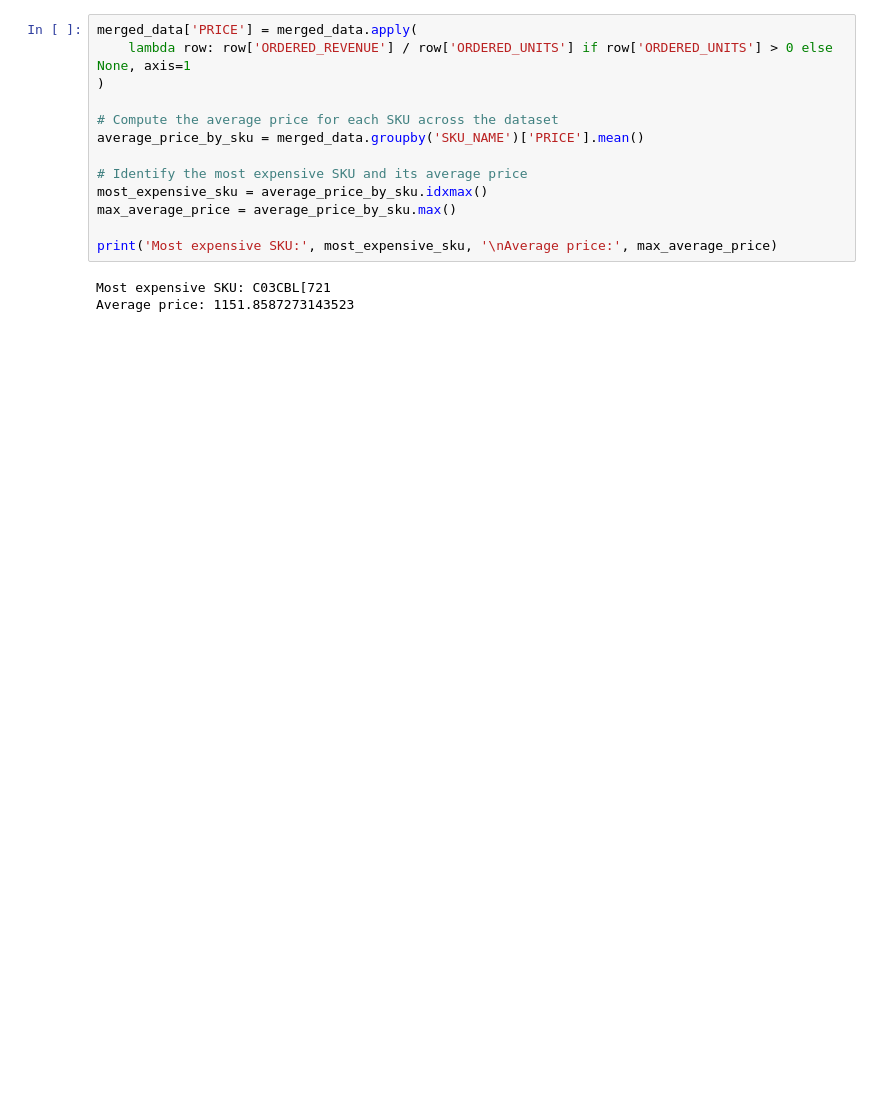
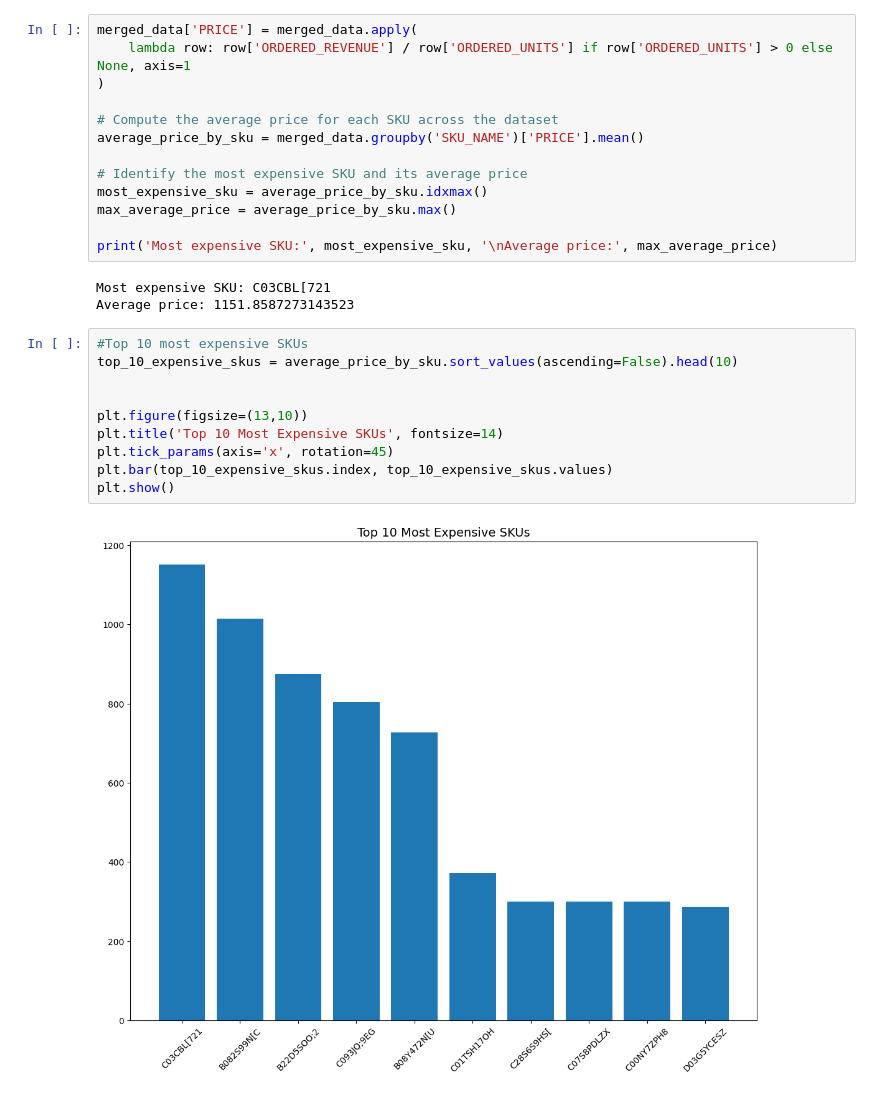
Before and after one commit to mohithsaran/GurujiAstroAssignment, a Jupyter notebook: Sales_Analytics.ipynb, the cells around one changed output. Cells and saved outputs as stored; diff of their text form; blank space fills up the shorter version.

Commit message:
Added Bar graph of 1st question

```diff
--- a/Sales_Analytics.ipynb
+++ b/Sales_Analytics.ipynb
@@ -593,3 +593,15 @@ print('Most expensive SKU:', most_expensive_sku, '\nAverage price:', max_average
 # %% [output]
 Most expensive SKU: C03CBL[721
 Average price: 1151.8587273143523
+# %%
+#Top 10 most expensive SKUs
+top_10_expensive_skus = average_price_by_sku.sort_values(ascending=False).head(10)
+
+
+plt.figure(figsize=(13,10))
+plt.title('Top 10 Most Expensive SKUs', fontsize=14)
+plt.tick_params(axis='x', rotation=45)
+plt.bar(top_10_expensive_skus.index, top_10_expensive_skus.values)
+plt.show()
+# %% [output]
+[figure, added]
```
Also changed, not shown: parts of 1 cell of this notebook.
